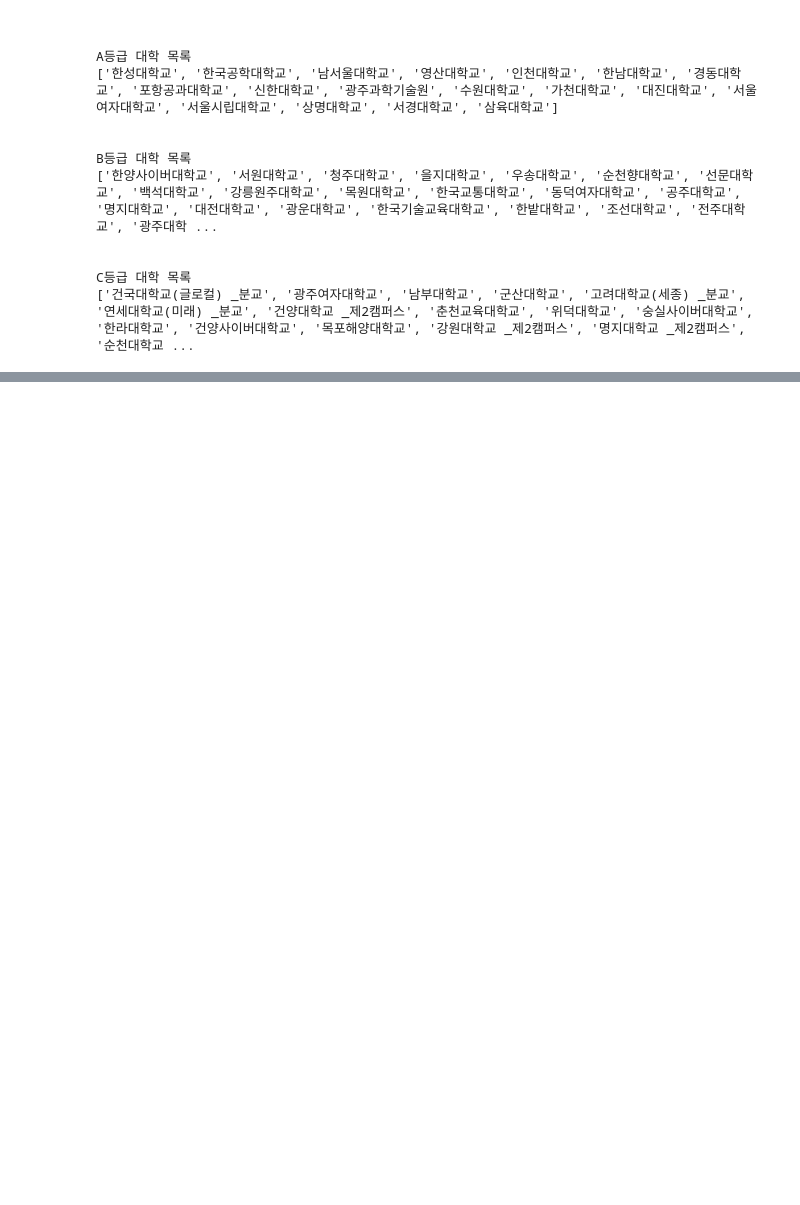
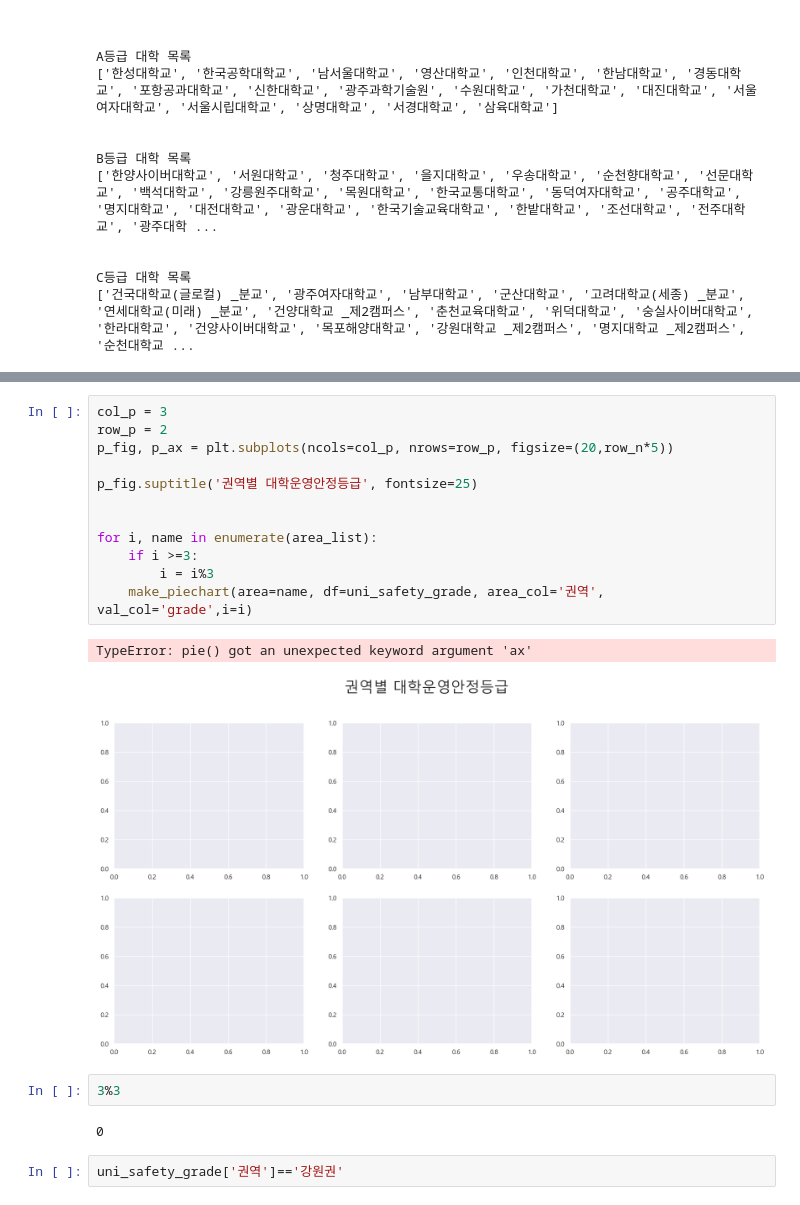
Before and after one commit to seyeon-shijuan/birth-rate-to-universities-visualization, a Jupyter notebook: notebook/individual_notebooks/SeyeonPark_universities_rank_analysis.ipynb, the cells around one changed output, grey strips where cells are left out. Cells and saved outputs as stored; diff of their text form; blank space fills up the shorter version.

```diff
--- a/notebook/individual_notebooks/SeyeonPark_universities_rank_analysis.ipynb
+++ b/notebook/individual_notebooks/SeyeonPark_universities_rank_analysis.ipynb
@@ -790,0 +879,21 @@ C등급 대학 목록
+# %%
+col_p = 3
+row_p = 2
+p_fig, p_ax = plt.subplots(ncols=col_p, nrows=row_p, figsize=(20,row_n*5))
+
+p_fig.suptitle('권역별 대학운영안정등급', fontsize=25)
+
+
+for i, name in enumerate(area_list):
+    if i >=3:
+        i = i%3
+    make_piechart(area=name, df=uni_safety_grade, area_col='권역', val_col='grade',i=i)
+# %% [output]
+TypeError: pie() got an unexpected keyword argument 'ax'
+[figure, added]
+# %%
+3%3
+# %% [output]
+0
+# %%
+uni_safety_grade['권역']=='강원권'
```
Also changed, not shown: parts of 24 cells of this notebook.
